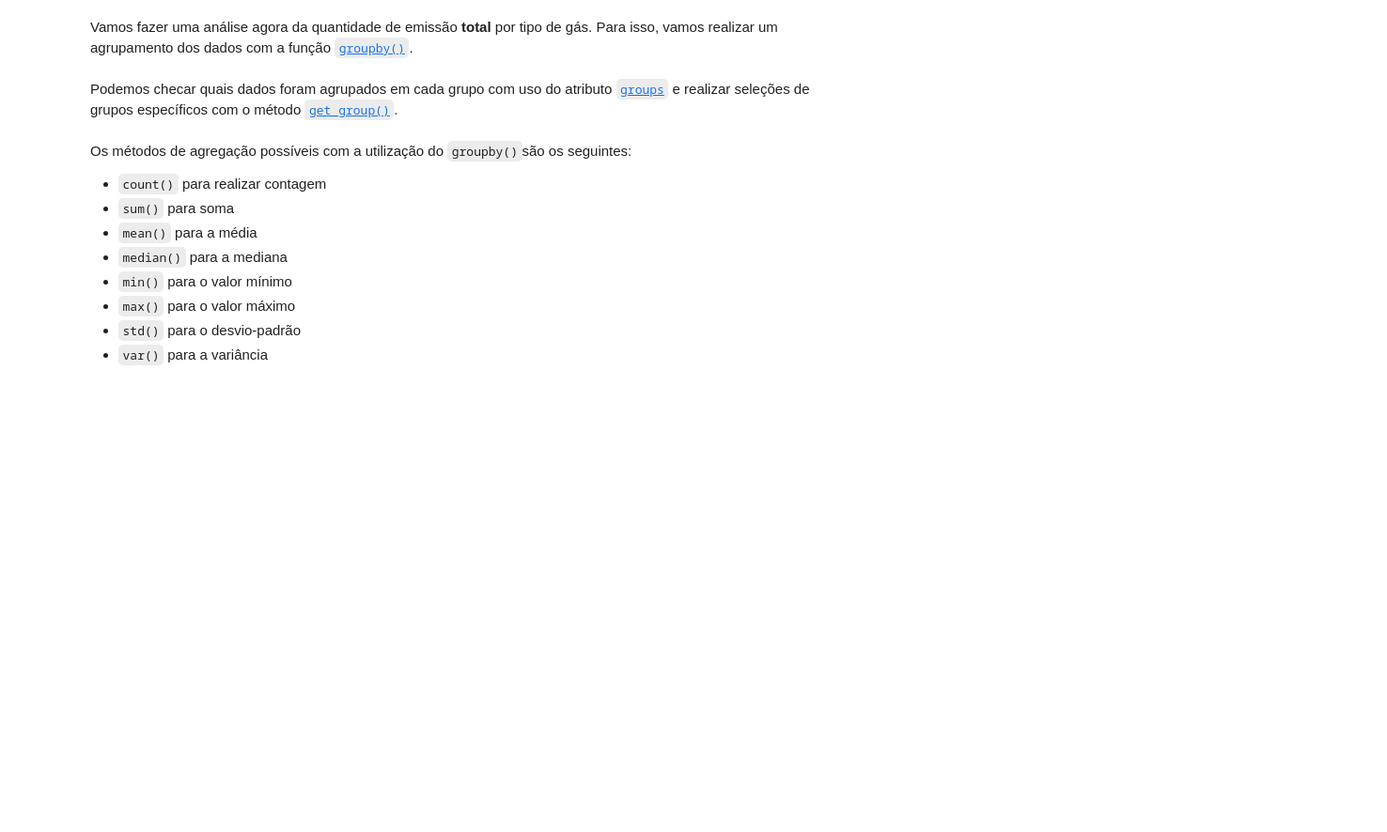
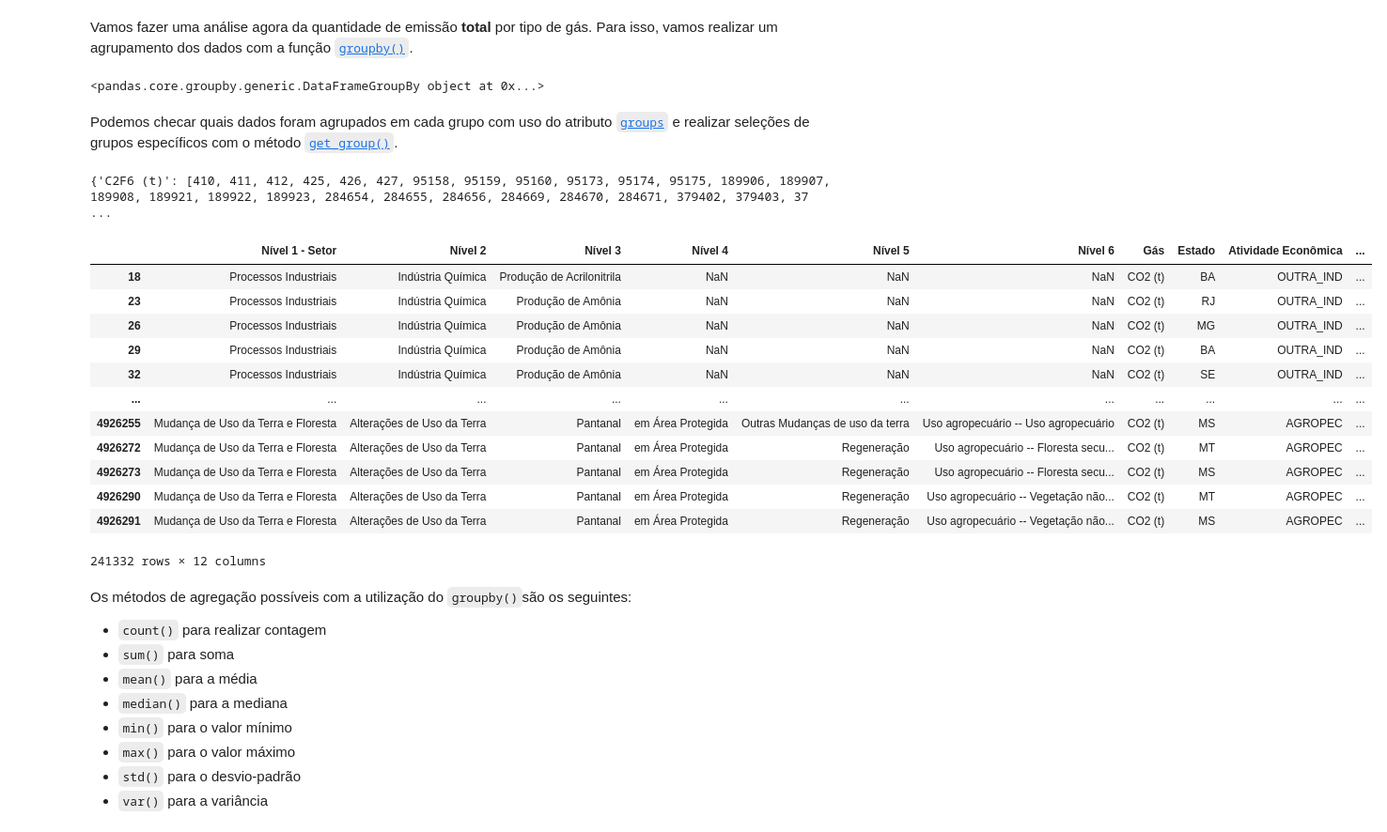
Before and after one commit to Matheus-Pombeiro/pandas_selecao_e_agrupamento, a Jupyter notebook: pandas_selecao_e_agrupamento.ipynb, the cells around one changed output. Shown: that part at 94% size. Drawn from its saved outputs; the diff is of its cells as text; code cells hidden in the pictures; blank space fills up the shorter version.

Commit message:
feat: Second class - grouping data

```diff
--- a/pandas_selecao_e_agrupamento.ipynb
+++ b/pandas_selecao_e_agrupamento.ipynb
@@ -220,8 +271,32 @@ Para realizar a transformação do DataFrame, utilizamos o método [`melt()`](ht
 ### Análise dos gases
 # %% [markdown]
 Vamos fazer uma análise agora da quantidade de emissão **total** por tipo de gás. Para isso, vamos realizar um agrupamento dos dados com a função [`groupby()`](https://pandas.pydata.org/docs/reference/api/pandas.DataFrame.groupby.html).
+# %%
+emissoes_por_ano.groupby('Gás')
+# %% [output]
+<pandas.core.groupby.generic.DataFrameGroupBy object at 0x...>
 # %% [markdown]
 Podemos checar quais dados foram agrupados em cada grupo com uso do atributo [`groups`](https://pandas.pydata.org/docs/reference/api/pandas.core.groupby.GroupBy.groups.html) e realizar seleções de grupos específicos com o método [`get_group()`](https://pandas.pydata.org/docs/reference/api/pandas.core.groupby.GroupBy.get_group.html).
+# %%
+emissoes_por_ano.groupby('Gás').groups
+# %% [output]
+{'C2F6 (t)': [410, 411, 412, 425, 426, 427, 95158, 95159, 95160, 95173, 95174, 95175, 189906, 189907, 189908, 189921, 189922, 189923, 284654, 284655, 284656, 284669, 284670, 284671, 379402, 379403, 37 ...
+# %%
+emissoes_por_ano.groupby('Gás').get_group('CO2 (t)')
+# %% [output]
+|  | Nível 1 - Setor | Nível 2 | Nível 3 | Nível 4 | Nível 5 | Nível 6 | Gás | Estado | Atividade Econômica | ... |
+| 18 | Processos Industriais | Indústria Química | Produção de Acrilonitrila | NaN | NaN | NaN | CO2 (t) | BA | OUTRA_IND | ... |
+| 23 | Processos Industriais | Indústria Química | Produção de Amônia | NaN | NaN | NaN | CO2 (t) | RJ | OUTRA_IND | ... |
+| 26 | Processos Industriais | Indústria Química | Produção de Amônia | NaN | NaN | NaN | CO2 (t) | MG | OUTRA_IND | ... |
+| 29 | Processos Industriais | Indústria Química | Produção de Amônia | NaN | NaN | NaN | CO2 (t) | BA | OUTRA_IND | ... |
+| 32 | Processos Industriais | Indústria Química | Produção de Amônia | NaN | NaN | NaN | CO2 (t) | SE | OUTRA_IND | ... |
+| ... | ... | ... | ... | ... | ... | ... | ... | ... | ... | ... |
+| 4926255 | Mudança de Uso da Terra e Floresta | Alterações de Uso da Terra | Pantanal | em Área Protegida | Outras Mudanças de uso da terra | Uso agropecuário -- Uso agropecuário | CO2 (t) | MS | AGROPEC | ... |
+| 4926272 | Mudança de Uso da Terra e Floresta | Alterações de Uso da Terra | Pantanal | em Área Protegida | Regeneração | Uso agropecuário -- Floresta secu... | CO2 (t) | MT | AGROPEC | ... |
+| 4926273 | Mudança de Uso da Terra e Floresta | Alterações de Uso da Terra | Pantanal | em Área Protegida | Regeneração | Uso agropecuário -- Floresta secu... | CO2 (t) | MS | AGROPEC | ... |
+| 4926290 | Mudança de Uso da Terra e Floresta | Alterações de Uso da Terra | Pantanal | em Área Protegida | Regeneração | Uso agropecuário -- Vegetação não... | CO2 (t) | MT | AGROPEC | ... |
+| 4926291 | Mudança de Uso da Terra e Floresta | Alterações de Uso da Terra | Pantanal | em Área Protegida | Regeneração | Uso agropecuário -- Vegetação não... | CO2 (t) | MS | AGROPEC | ... |
+241332 rows × 12 columns
 # %% [markdown]
 Os métodos de agregação possíveis com a utilização do `groupby()`são os seguintes:
 - `count()` para realizar contagem
```
Also changed, not shown: parts of 13 cells of this notebook.
